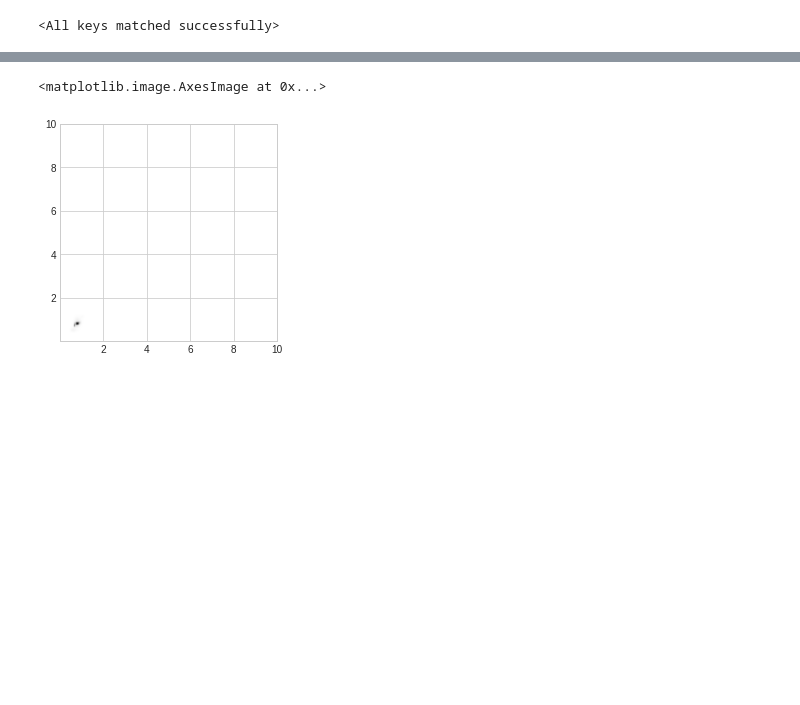
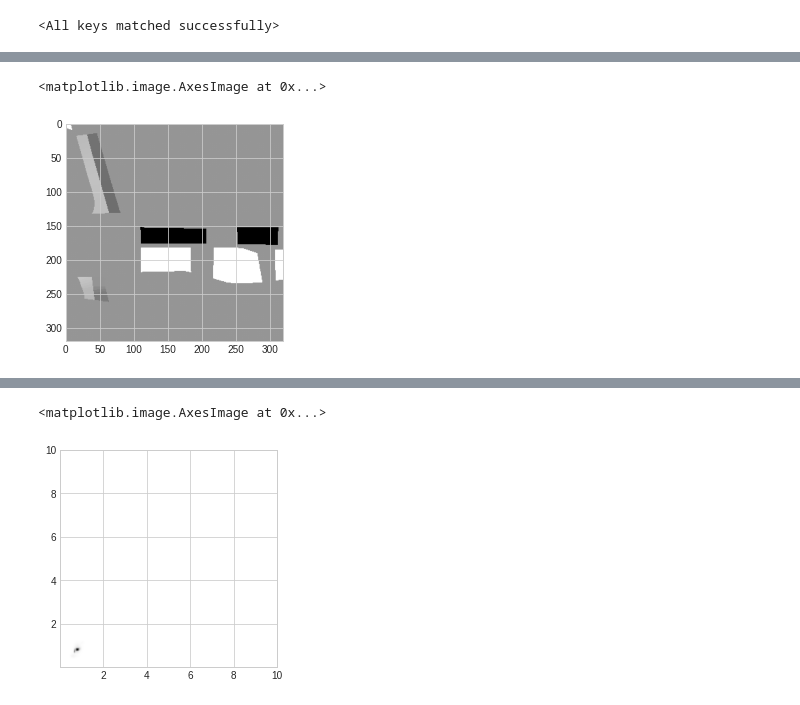
Before and after one commit to Abracadabra0/ATISS-Traffic, a Jupyter notebook: visualize.ipynb, the cells around one changed output, grey strips where cells are left out. Saved outputs shown, nothing was run; the diff lists cells and outputs as text; code cells hidden in the pictures; blank space fills up the shorter version.

```diff
--- a/visualize.ipynb
+++ b/visualize.ipynb
@@ -90,3 +84,9 @@ Clipping input data to the valid range for imshow with RGB data ([0..1] for floa
+# %%
+map = input_data['map'][0].numpy()
+plt.imshow(map[5])
+# %% [output]
+<matplotlib.image.AxesImage at 0x...>
+[figure, added]
 # %%
 prob_map = probs['location'].log_prob(torch.tensor(np.arange(6400))).reshape(80, 80).numpy()
 prob_map = np.exp(prob_map)
```
Also changed, not shown: parts of 6 cells of this notebook, 3 other files.
